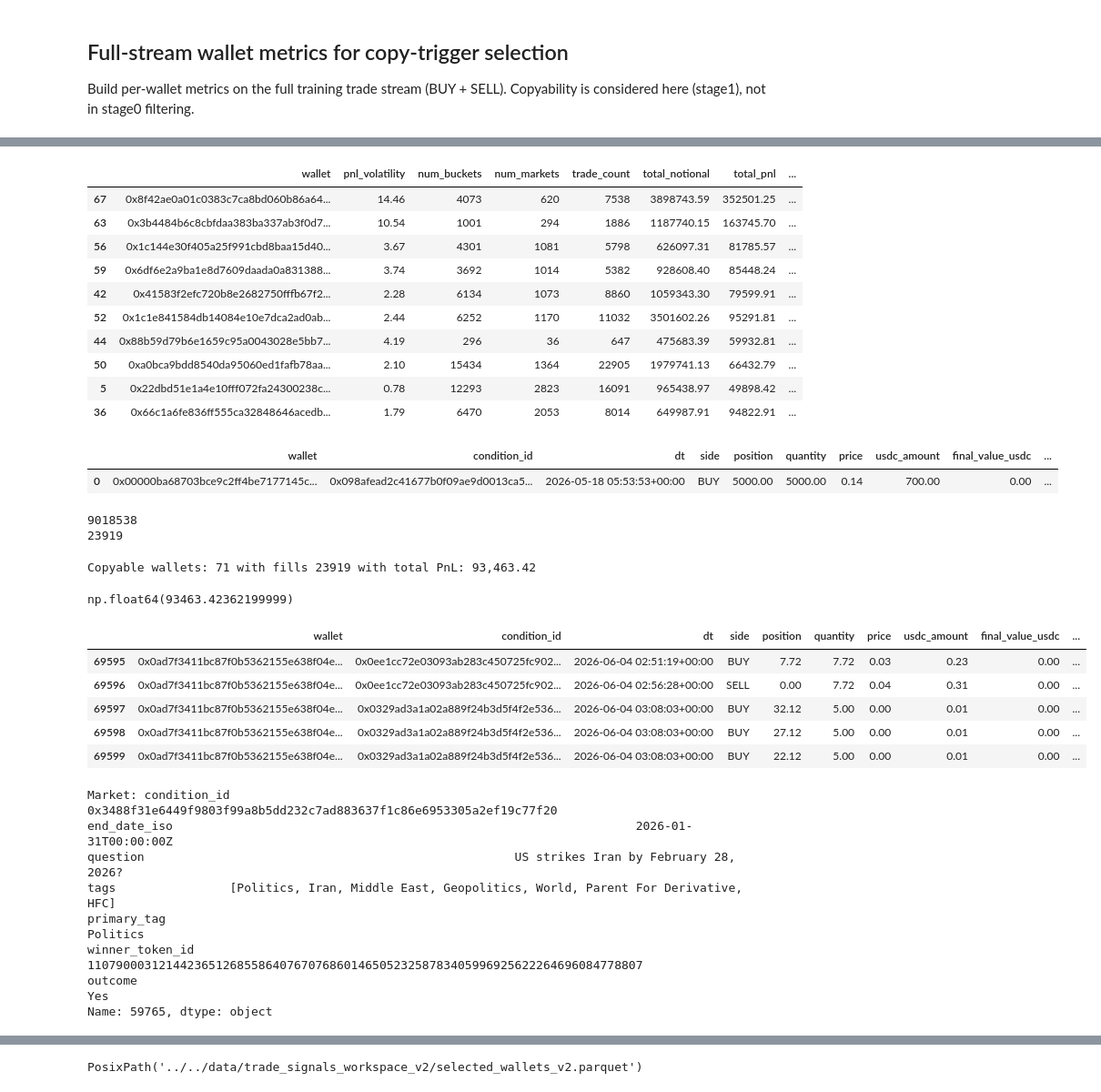
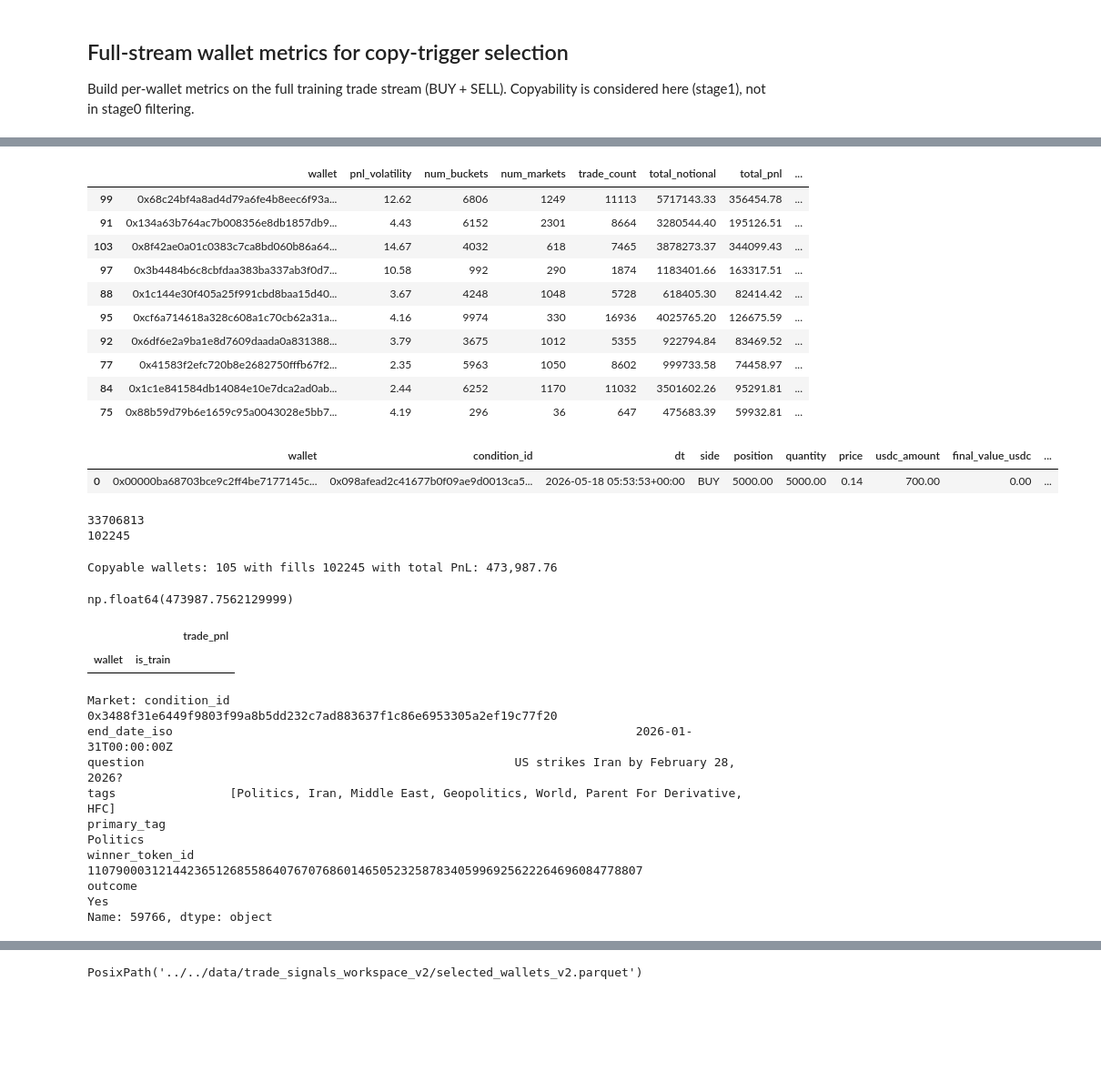
Before and after one commit to vobornij/polymarket, a Jupyter notebook: notebooks/flow/stage1_wallet_strategy_selection.ipynb, the cells around one changed output, grey strips where cells are left out. Shown at 91% size. Saved outputs shown, nothing was run; the diff lists cells and outputs as text; code cells hidden in the pictures; blank space fills up the shorter version.

```diff
--- a/notebooks/flow/stage1_wallet_strategy_selection.ipynb
+++ b/notebooks/flow/stage1_wallet_strategy_selection.ipynb
@@ -400,8 +329,23 @@ base_mask = (
     & (candidates['top10_pnl_pct'].fillna(0.85) < 0.8)
     & (candidates['top_market_abs_pnl_pct'].fillna(candidates['top_market_pnl_pct']) < 0.25)
     & (candidates['market_pnl_hhi'].fillna(0.20) < 0.20)
-    & (candidates['median_dt'].dt.date <= (END_DATE_TRAIN - pd.Timedelta(days=60)))
+    & (candidates['median_dt'].dt.date <= (pd.Timestamp.today().date() - pd.Timedelta(days=30)))
     & (candidates['total_notional'] >= 5_000)
+)
+
+base_mask2 = (
+    # (candidates['average_roi'] >= 0.1)
+    # & (candidates['median_roi'] >= 0)
+    (candidates['num_buckets'] >= 20)
+    & (candidates['num_markets'] >= 15)
+    & (candidates['max_drawdown_to_pnl'] <= 0.3)
+    # & (candidates['top_market_pnl_pct'] < 0.3)
+    & (candidates['top5_pnl_pct'] < 0.8)
+    # & (candidates['top10_pnl_pct'].fillna(0.85) < 0.8)
+    #  & (candidates['top_market_abs_pnl_pct'].fillna(candidates['top_market_pnl_pct']) < 0.5)
+    # & (candidates['market_pnl_hhi'].fillna(0.20) < 0.20)
+    & (candidates['median_dt'].dt.date <= (pd.Timestamp.today().date() - pd.Timedelta(days=30)))
+    & (candidates['total_notional'] >= 1_000)
 )
 
 eligible_base = candidates[base_mask].copy()
@@ -583,25 +527,25 @@ df_test[df_test['min_abs_pnl_pct'] < 0.1].sort_values(['abs_pnl_sum'], ascending
 wallet_cohorts['multi_filter'].sort_values("copyable_pnl", key=abs, ascending=False).head(10)
 # %% [output]
 |  | wallet | pnl_volatility | num_buckets | num_markets | trade_count | total_notional | total_pnl | ... |
-| 67 | 0x8f42ae0a01c0383c7ca8bd060b86a64... | 14.46 | 4073 | 620 | 7538 | 3898743.59 | 352501.25 | ... |
-| 63 | 0x3b4484b6c8cbfdaa383ba337ab3f0d7... | 10.54 | 1001 | 294 | 1886 | 1187740.15 | 163745.70 | ... |
-| 56 | 0x1c144e30f405a25f991cbd8baa15d40... | 3.67 | 4301 | 1081 | 5798 | 626097.31 | 81785.57 | ... |
-| 59 | 0x6df6e2a9ba1e8d7609daada0a831388... | 3.74 | 3692 | 1014 | 5382 | 928608.40 | 85448.24 | ... |
-| 42 | 0x41583f2efc720b8e2682750fffb67f2... | 2.28 | 6134 | 1073 | 8860 | 1059343.30 | 79599.91 | ... |
-| 52 | 0x1c1e841584db14084e10e7dca2ad0ab... | 2.44 | 6252 | 1170 | 11032 | 3501602.26 | 95291.81 | ... |
-| 44 | 0x88b59d79b6e1659c95a0043028e5bb7... | 4.19 | 296 | 36 | 647 | 475683.39 | 59932.81 | ... |
-| 50 | 0xa0bca9bdd8540da95060ed1fafb78aa... | 2.10 | 15434 | 1364 | 22905 | 1979741.13 | 66432.79 | ... |
-| 5 | 0x22dbd51e1a4e10fff072fa24300238c... | 0.78 | 12293 | 2823 | 16091 | 965438.97 | 49898.42 | ... |
-| 36 | 0x66c1a6fe836ff555ca32848646acedb... | 1.79 | 6470 | 2053 | 8014 | 649987.91 | 94822.91 | ... |
+| 99 | 0x68c24bf4a8ad4d79a6fe4b8eec6f93a... | 12.62 | 6806 | 1249 | 11113 | 5717143.33 | 356454.78 | ... |
+| 91 | 0x134a63b764ac7b008356e8db1857db9... | 4.43 | 6152 | 2301 | 8664 | 3280544.40 | 195126.51 | ... |
+| 103 | 0x8f42ae0a01c0383c7ca8bd060b86a64... | 14.67 | 4032 | 618 | 7465 | 3878273.37 | 344099.43 | ... |
+| 97 | 0x3b4484b6c8cbfdaa383ba337ab3f0d7... | 10.58 | 992 | 290 | 1874 | 1183401.66 | 163317.51 | ... |
+| 88 | 0x1c144e30f405a25f991cbd8baa15d40... | 3.67 | 4248 | 1048 | 5728 | 618405.30 | 82414.42 | ... |
+| 95 | 0xcf6a714618a328c608a1c70cb62a31a... | 4.16 | 9974 | 330 | 16936 | 4025765.20 | 126675.59 | ... |
+| 92 | 0x6df6e2a9ba1e8d7609daada0a831388... | 3.79 | 3675 | 1012 | 5355 | 922794.84 | 83469.52 | ... |
+| 77 | 0x41583f2efc720b8e2682750fffb67f2... | 2.35 | 5963 | 1050 | 8602 | 999733.58 | 74458.97 | ... |
+| 84 | 0x1c1e841584db14084e10e7dca2ad0ab... | 2.44 | 6252 | 1170 | 11032 | 3501602.26 | 95291.81 | ... |
+| 75 | 0x88b59d79b6e1659c95a0043028e5bb7... | 4.19 | 296 | 36 | 647 | 475683.39 | 59932.81 | ... |
 # %%
 df_slice.head(1)
 # %% [output]
 |  | wallet | condition_id | dt | side | position | quantity | price | usdc_amount | final_value_usdc | ... |
 | 0 | 0x00000ba68703bce9c2ff4be7177145c... | 0x098afead2c41677b0f09ae9d0013ca5... | 2026-05-18 05:53:53+00:00 | BUY | 5000.00 | 5000.00 | 0.14 | 700.00 | 0.00 | ... |
 # %%
-wallets = set(wallet_cohorts['multi_filter']['wallet'])
+wallets = set(wallet_cohorts['copyable_group']['wallet'])
 
-df = df_full[~df_full["is_train"]].copy()
+df = df_full #[~df_full["is_train"]].copy()
 print(len(df))
 
 df_wallets = df[
@@ -618,24 +562,20 @@ df = df_wallets.groupby('condition_id').agg(
     wallets=('wallet', lambda x: x.nunique()),
 ).sort_values(by="pnl", key=np.abs, ascending=False).merge(mdf, on="condition_id", how="left")
 # %% [output]
-9018538
-23919
+33706813
+102245
 # %%
 wallet_set = set(wallet_cohorts['copyable_group']['wallet'])
 print(f"Copyable wallets: {len(wallet_set)} with fills {df_wallets[df_wallets['wallet'].isin(wallet_set)].shape[0]} with total PnL: {df_wallets[df_wallets['wallet'].isin(wallet_set)]['pnl'].sum():,.2f}")
 df_wallets[df_wallets['wallet'].isin(wallet_set)]['trade_pnl'].sum()
 # %% [output]
-Copyable wallets: 71 with fills 23919 with total PnL: 93,463.42
+Copyable wallets: 105 with fills 102245 with total PnL: 473,987.76
-np.float64(93463.42362199999)
+np.float64(473987.7562129999)
 # %%
-df_wallets.head()
+df_wallets[df_wallets['wallet'] == '0x969fae0a3a93778adc42178f72c612ed8c4e4d55'].groupby(['wallet', 'is_train']).agg({'trade_pnl': 'sum'}).sort_values(by='trade_pnl', ascending=True).head(20)
 # %% [output]
-|  | wallet | condition_id | dt | side | position | quantity | price | usdc_amount | final_value_usdc | ... |
-| 69595 | 0x0ad7f3411bc87f0b5362155e638f04e... | 0x0ee1cc72e03093ab283c450725fc902... | 2026-06-04 02:51:19+00:00 | BUY | 7.72 | 7.72 | 0.03 | 0.23 | 0.00 | ... |
-| 69596 | 0x0ad7f3411bc87f0b5362155e638f04e... | 0x0ee1cc72e03093ab283c450725fc902... | 2026-06-04 02:56:28+00:00 | SELL | 0.00 | 7.72 | 0.04 | 0.31 | 0.00 | ... |
-| 69597 | 0x0ad7f3411bc87f0b5362155e638f04e... | 0x0329ad3a1a02a889f24b3d5f4f2e536... | 2026-06-04 03:08:03+00:00 | BUY | 32.12 | 5.00 | 0.00 | 0.01 | 0.00 | ... |
-| 69598 | 0x0ad7f3411bc87f0b5362155e638f04e... | 0x0329ad3a1a02a889f24b3d5f4f2e536... | 2026-06-04 03:08:03+00:00 | BUY | 27.12 | 5.00 | 0.00 | 0.01 | 0.00 | ... |
-| 69599 | 0x0ad7f3411bc87f0b5362155e638f04e... | 0x0329ad3a1a02a889f24b3d5f4f2e536... | 2026-06-04 03:08:03+00:00 | BUY | 22.12 | 5.00 | 0.00 | 0.01 | 0.00 | ... |
+|  |  | trade_pnl |
+| wallet | is_train |  |
 # %%
 MARKET = '0x3488f31e6449f9803f99a8b5dd232c7ad883637f1c86e6953305a2ef19c77f20'
 
@@ -664,7 +604,7 @@ tags                [Politics, Iran, Middle East, Geopolitics, World, Parent For
 primary_tag                                                                              Politics
 winner_token_id    110790003121442365126855864076707686014650523258783405996925622264696084778807
 outcome                                                                                       Yes
-Name: 59765, dtype: object
+Name: 59766, dtype: object
 # %%
 # ── positions per wallet + sum, dual-axis (position + price) ──────────────────
 import plotly.graph_objects as go
```
Also changed, not shown: parts of 24 cells of this notebook, 2 other files.
